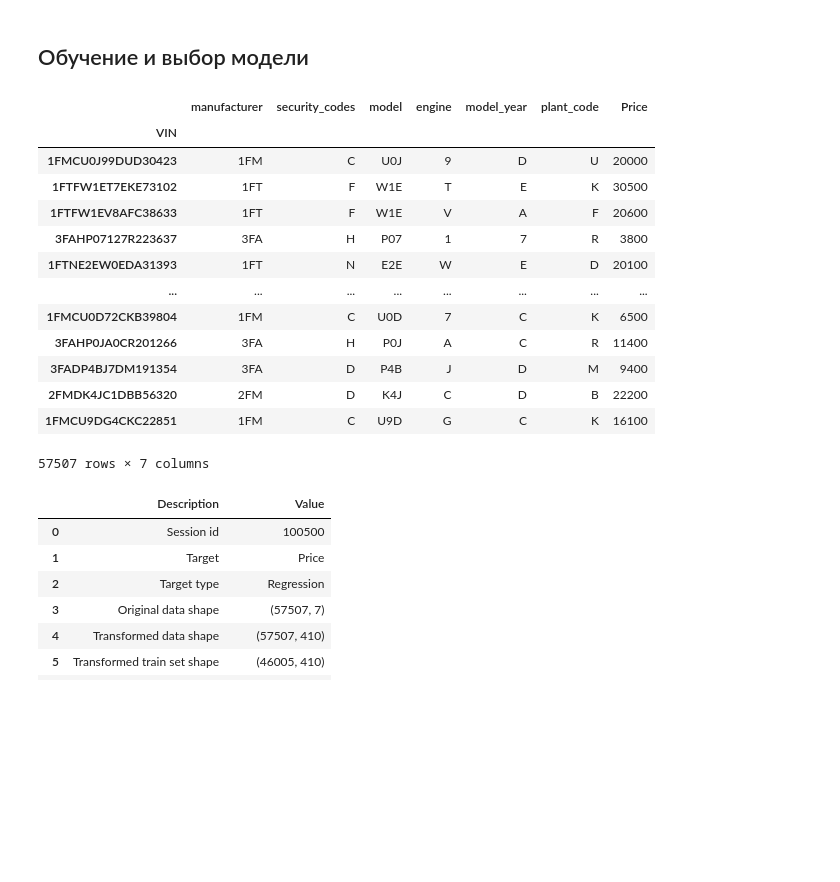
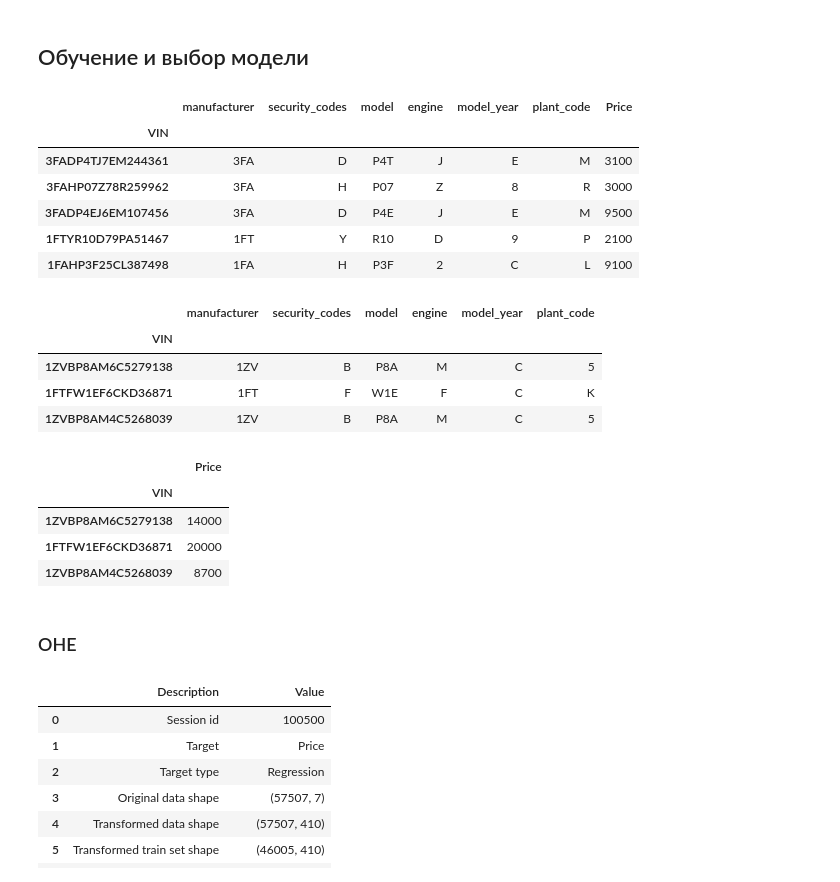
Before and after one commit to FedorSafonov/Predicting-the-cost-of-a-car-by-VIN-code, a Jupyter notebook: project.ipynb, the cells around one changed output. Saved outputs shown, nothing was run; the diff lists cells and outputs as text; code cells hidden in the pictures; blank space fills up the shorter version.

```diff
--- a/project.ipynb
+++ b/project.ipynb
@@ -677,22 +676,34 @@ X_train, X_test, y_train, y_test = train_test_split(X, y, test_size = 0.2, rando
 # %%
 train = pd.concat([X_train,y_train],axis=1)
 # %%
-train
+train.sample(5)
 # %% [output]
 |  | manufacturer | security_codes | model | engine | model_year | plant_code | Price |
 | VIN |  |  |  |  |  |  |  |
-| 1FMCU0J99DUD30423 | 1FM | C | U0J | 9 | D | U | 20000 |
-| 1FTFW1ET7EKE73102 | 1FT | F | W1E | T | E | K | 30500 |
-| 1FTFW1EV8AFC38633 | 1FT | F | W1E | V | A | F | 20600 |
-| 3FAHP07127R223637 | 3FA | H | P07 | 1 | 7 | R | 3800 |
-| 1FTNE2EW0EDA31393 | 1FT | N | E2E | W | E | D | 20100 |
-| ... | ... | ... | ... | ... | ... | ... | ... |
-| 1FMCU0D72CKB39804 | 1FM | C | U0D | 7 | C | K | 6500 |
-| 3FAHP0JA0CR201266 | 3FA | H | P0J | A | C | R | 11400 |
-| 3FADP4BJ7DM191354 | 3FA | D | P4B | J | D | M | 9400 |
-| 2FMDK4JC1DBB56320 | 2FM | D | K4J | C | D | B | 22200 |
-| 1FMCU9DG4CKC22851 | 1FM | C | U9D | G | C | K | 16100 |
+| 3FADP4TJ7EM244361 | 3FA | D | P4T | J | E | M | 3100 |
+| 3FAHP07Z78R259962 | 3FA | H | P07 | Z | 8 | R | 3000 |
+| 3FADP4EJ6EM107456 | 3FA | D | P4E | J | E | M | 9500 |
+| 1FTYR10D79PA51467 | 1FT | Y | R10 | D | 9 | P | 2100 |
+| 1FAHP3F25CL387498 | 1FA | H | P3F | 2 | C | L | 9100 |
-57507 rows × 7 columns
+# %%
+X_test.head(3)
+# %% [output]
+|  | manufacturer | security_codes | model | engine | model_year | plant_code |
+| VIN |  |  |  |  |  |  |
+| 1ZVBP8AM6C5279138 | 1ZV | B | P8A | M | C | 5 |
+| 1FTFW1EF6CKD36871 | 1FT | F | W1E | F | C | K |
+| 1ZVBP8AM4C5268039 | 1ZV | B | P8A | M | C | 5 |
+# %%
+
+y_test.head(3)
+# %% [output]
+|  | Price |
+| VIN |  |
+| 1ZVBP8AM6C5279138 | 14000 |
+| 1FTFW1EF6CKD36871 | 20000 |
+| 1ZVBP8AM4C5268039 | 8700 |
+# %% [markdown]
+### OHE
 # %%
 exp = setup(train,train_size=0.8,target='Price',rare_to_value=0.0001,max_encoding_ohe=300,session_id=S)
 # %% [output]
```
Also changed, not shown: parts of 36 cells of this notebook, 7 other files.
